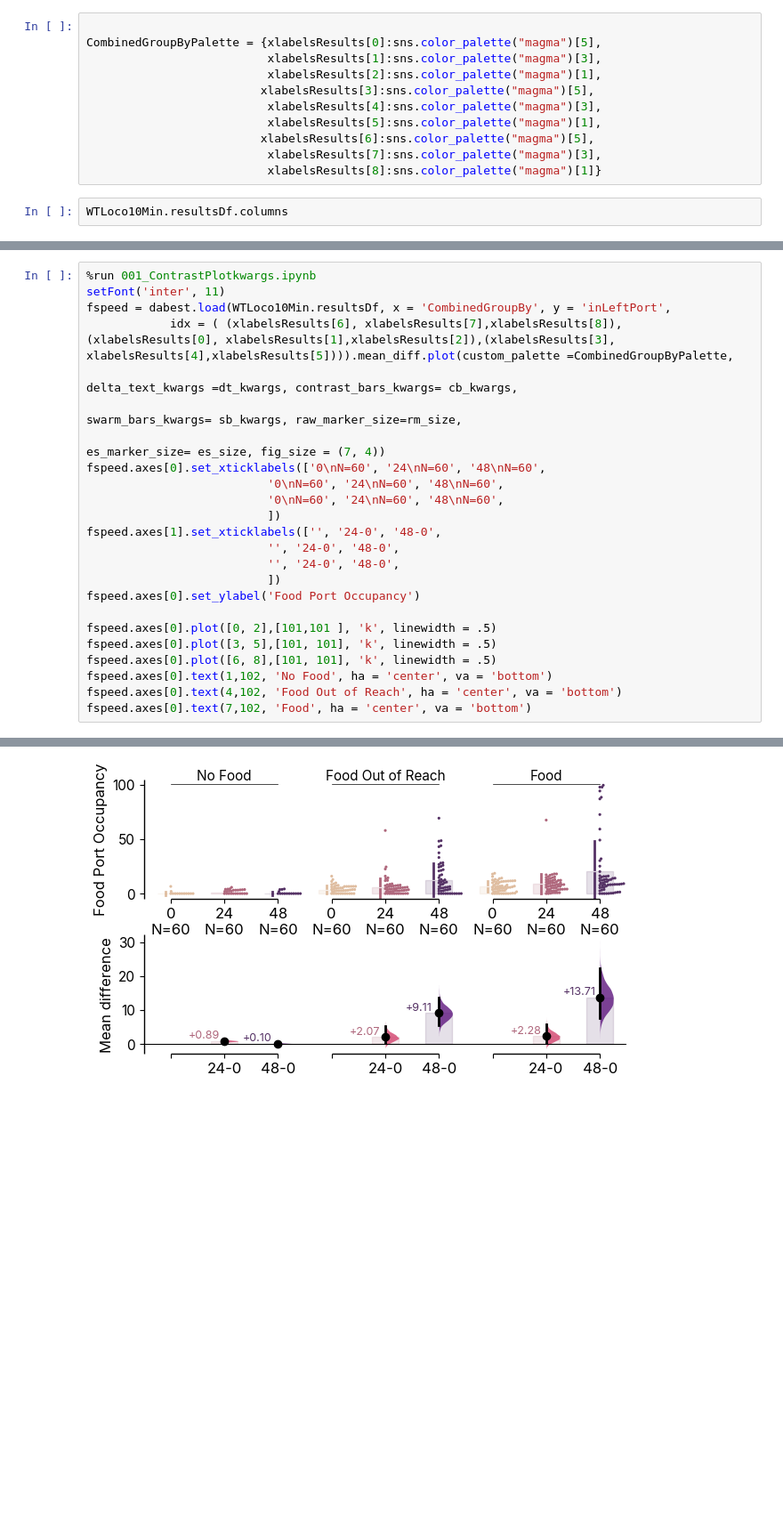
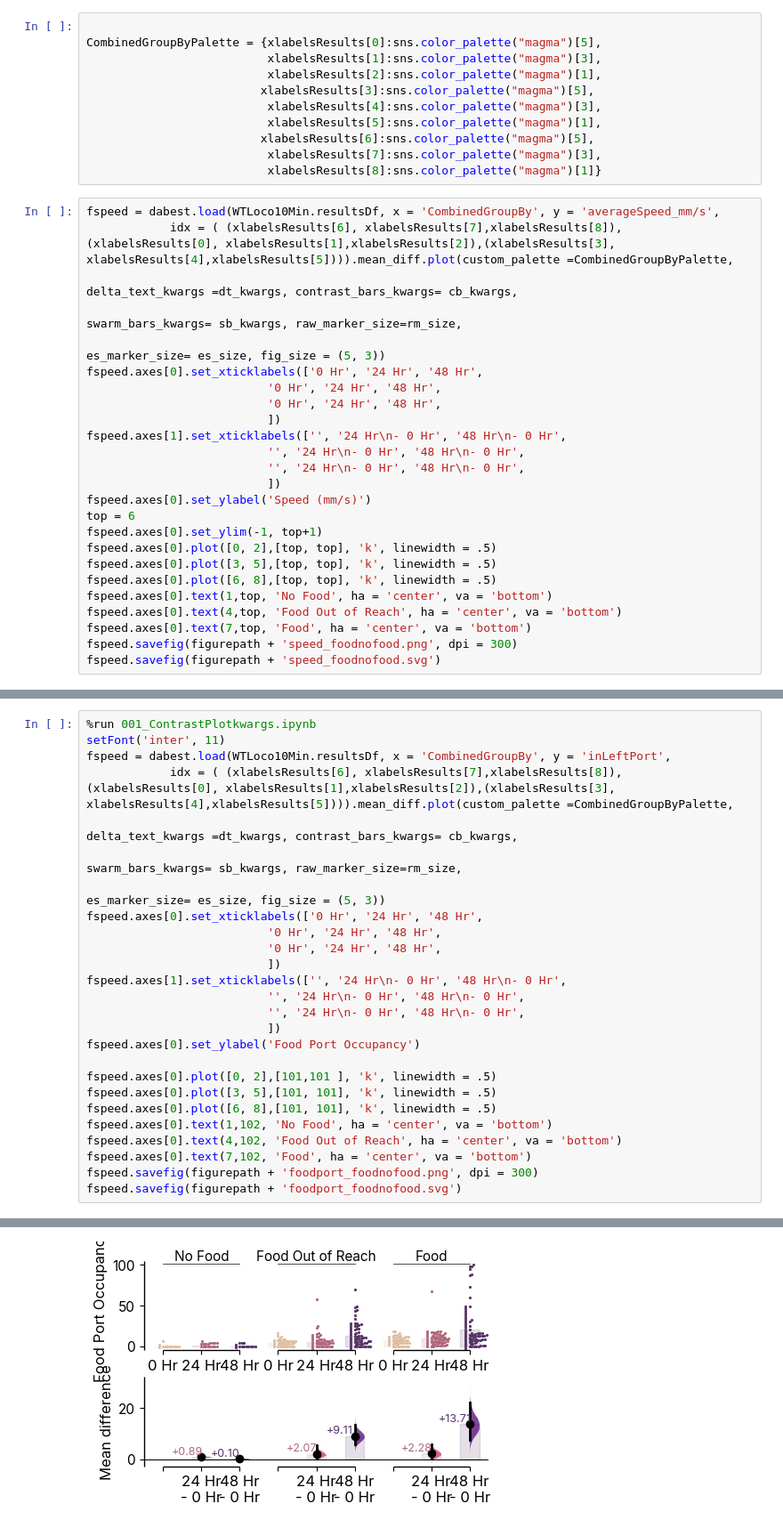
Before and after one commit to sangyu/Holophenotype5HT, a Jupyter notebook: nbs/01_Figures/01s_Setup Supplement.ipynb, the cells around one changed output, grey strips where cells are left out. Shown at 89% size. Saved outputs shown, nothing was run; the diff lists cells and outputs as text; blank space fills up the shorter version.

```diff
--- a/nbs/01_Figures/01s_Setup Supplement.ipynb
+++ b/nbs/01_Figures/01s_Setup Supplement.ipynb
@@ -380,5 +387,28 @@ CombinedGroupByPalette = {xlabelsResults[0]:sns.color_palette("magma")[5],
                           xlabelsResults[7]:sns.color_palette("magma")[3],
                           xlabelsResults[8]:sns.color_palette("magma")[1]}
 # %%
-WTLoco10Min.resultsDf.columns
+fspeed = dabest.load(WTLoco10Min.resultsDf, x = 'CombinedGroupBy', y = 'averageSpeed_mm/s',
+            idx = ( (xlabelsResults[6], xlabelsResults[7],xlabelsResults[8]), (xlabelsResults[0], xlabelsResults[1],xlabelsResults[2]),(xlabelsResults[3], xlabelsResults[4],xlabelsResults[5]))).mean_diff.plot(custom_palette =CombinedGroupByPalette,
+                                                                                           delta_text_kwargs =dt_kwargs, contrast_bars_kwargs= cb_kwargs,
+                                                                                           swarm_bars_kwargs= sb_kwargs, raw_marker_size=rm_size,
+                                                                                           es_marker_size= es_size, fig_size = (5, 3))
+fspeed.axes[0].set_xticklabels(['0 Hr', '24 Hr', '48 Hr',
+                          '0 Hr', '24 Hr', '48 Hr',
+                          '0 Hr', '24 Hr', '48 Hr',
+                          ])
+fspeed.axes[1].set_xticklabels(['', '24 Hr\n- 0 Hr', '48 Hr\n- 0 Hr',
+                          '', '24 Hr\n- 0 Hr', '48 Hr\n- 0 Hr',
+                          '', '24 Hr\n- 0 Hr', '48 Hr\n- 0 Hr',
+                          ])
+fspeed.axes[0].set_ylabel('Speed (mm/s)')
+top = 6
+fspeed.axes[0].set_ylim(-1, top+1)
+fspeed.axes[0].plot([0, 2],[top, top], 'k', linewidth = .5)
+fspeed.axes[0].plot([3, 5],[top, top], 'k', linewidth = .5)
+fspeed.axes[0].plot([6, 8],[top, top], 'k', linewidth = .5)
+fspeed.axes[0].text(1,top, 'No Food', ha = 'center', va = 'bottom')
+fspeed.axes[0].text(4,top, 'Food Out of Reach', ha = 'center', va = 'bottom')
+fspeed.axes[0].text(7,top, 'Food', ha = 'center', va = 'bottom')
+fspeed.savefig(figurepath + 'speed_foodnofood.png', dpi = 300)
+fspeed.savefig(figurepath + 'speed_foodnofood.svg')
 # %% [output]
@@ -394,14 +420,14 @@ fspeed = dabest.load(WTLoco10Min.resultsDf, x = 'CombinedGroupBy', y = 'inLeftPo
             idx = ( (xlabelsResults[6], xlabelsResults[7],xlabelsResults[8]), (xlabelsResults[0], xlabelsResults[1],xlabelsResults[2]),(xlabelsResults[3], xlabelsResults[4],xlabelsResults[5]))).mean_diff.plot(custom_palette =CombinedGroupByPalette,
                                                                                            delta_text_kwargs =dt_kwargs, contrast_bars_kwargs= cb_kwargs,
                                                                                            swarm_bars_kwargs= sb_kwargs, raw_marker_size=rm_size,
-                                                                                           es_marker_size= es_size, fig_size = (7, 4))
-fspeed.axes[0].set_xticklabels(['0\nN=60', '24\nN=60', '48\nN=60',
-                          '0\nN=60', '24\nN=60', '48\nN=60',
-                          '0\nN=60', '24\nN=60', '48\nN=60',
+                                                                                           es_marker_size= es_size, fig_size = (5, 3))
+fspeed.axes[0].set_xticklabels(['0 Hr', '24 Hr', '48 Hr',
+                          '0 Hr', '24 Hr', '48 Hr',
+                          '0 Hr', '24 Hr', '48 Hr',
                           ])
-fspeed.axes[1].set_xticklabels(['', '24-0', '48-0',
-                          '', '24-0', '48-0',
-                          '', '24-0', '48-0',
+fspeed.axes[1].set_xticklabels(['', '24 Hr\n- 0 Hr', '48 Hr\n- 0 Hr',
+                          '', '24 Hr\n- 0 Hr', '48 Hr\n- 0 Hr',
+                          '', '24 Hr\n- 0 Hr', '48 Hr\n- 0 Hr',
                           ])
 fspeed.axes[0].set_ylabel('Food Port Occupancy')
 
@@ -411,4 +437,6 @@ fspeed.axes[0].plot([6, 8],[101, 101], 'k', linewidth = .5)
 fspeed.axes[0].text(1,102, 'No Food', ha = 'center', va = 'bottom')
 fspeed.axes[0].text(4,102, 'Food Out of Reach', ha = 'center', va = 'bottom')
 fspeed.axes[0].text(7,102, 'Food', ha = 'center', va = 'bottom')
+fspeed.savefig(figurepath + 'foodport_foodnofood.png', dpi = 300)
+fspeed.savefig(figurepath + 'foodport_foodnofood.svg')
 # %% [output]
@@ -416,4 +443,4 @@ Text(7, 102, 'Food')
-[figure, old version]
+[figure, new version]
 # %%
 %run 001_ContrastPlotkwargs.ipynb
 setFont('inter', 11)
```
Also changed, not shown: parts of 23 cells of this notebook.
